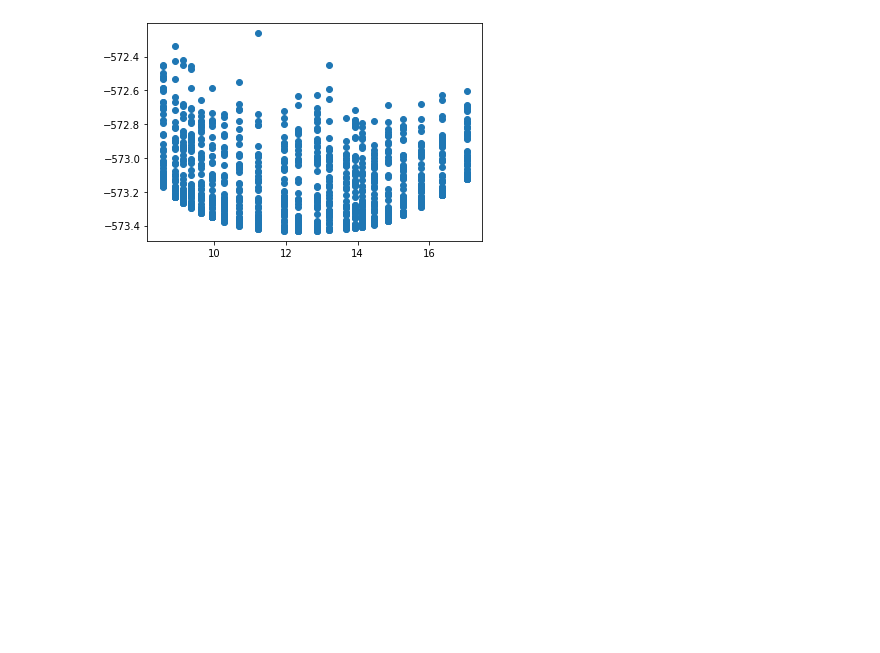
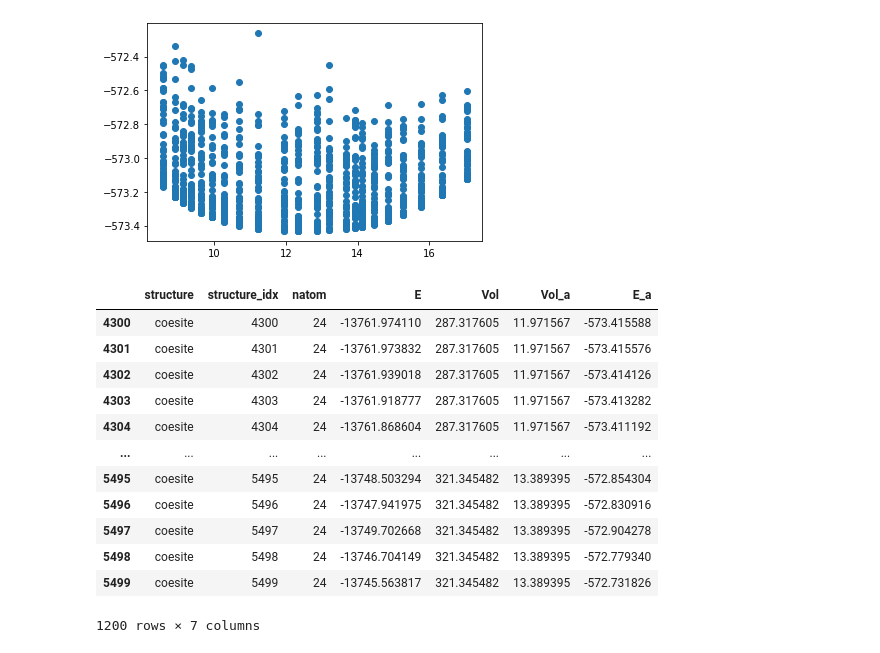
Before and after one commit to y1u0d2a1i/Research, a Jupyter notebook: scripts/n2p2/plot_vol_ene.ipynb, the cells around one changed output. Saved outputs shown, nothing was run; the diff lists cells and outputs as text; code cells hidden in the pictures; blank space fills up the shorter version.

```diff
--- a/scripts/n2p2/plot_vol_ene.ipynb
+++ b/scripts/n2p2/plot_vol_ene.ipynb
@@ -52,5 +52,21 @@ plt.scatter(tmp.Vol_a, tmp.E_a)
 # %% [output]
 <matplotlib.collections.PathCollection at 0x...>
 [figure]
+# %%
+tmp
+# %% [output]
+|  | structure | structure_idx | natom | E | Vol | Vol_a | E_a |
+| 4300 | coesite | 4300 | 24 | -13761.974110 | 287.317605 | 11.971567 | -573.415588 |
+| 4301 | coesite | 4301 | 24 | -13761.973832 | 287.317605 | 11.971567 | -573.415576 |
+| 4302 | coesite | 4302 | 24 | -13761.939018 | 287.317605 | 11.971567 | -573.414126 |
+| 4303 | coesite | 4303 | 24 | -13761.918777 | 287.317605 | 11.971567 | -573.413282 |
+| 4304 | coesite | 4304 | 24 | -13761.868604 | 287.317605 | 11.971567 | -573.411192 |
+| ... | ... | ... | ... | ... | ... | ... | ... |
+| 5495 | coesite | 5495 | 24 | -13748.503294 | 321.345482 | 13.389395 | -572.854304 |
+| 5496 | coesite | 5496 | 24 | -13747.941975 | 321.345482 | 13.389395 | -572.830916 |
+| 5497 | coesite | 5497 | 24 | -13749.702668 | 321.345482 | 13.389395 | -572.904278 |
+| 5498 | coesite | 5498 | 24 | -13746.704149 | 321.345482 | 13.389395 | -572.779340 |
+| 5499 | coesite | 5499 | 24 | -13745.563817 | 321.345482 | 13.389395 | -572.731826 |
+1200 rows × 7 columns
 # %%
 # %% [output]
```
Also changed, not shown: parts of 2 cells of this notebook, 6 other files.
